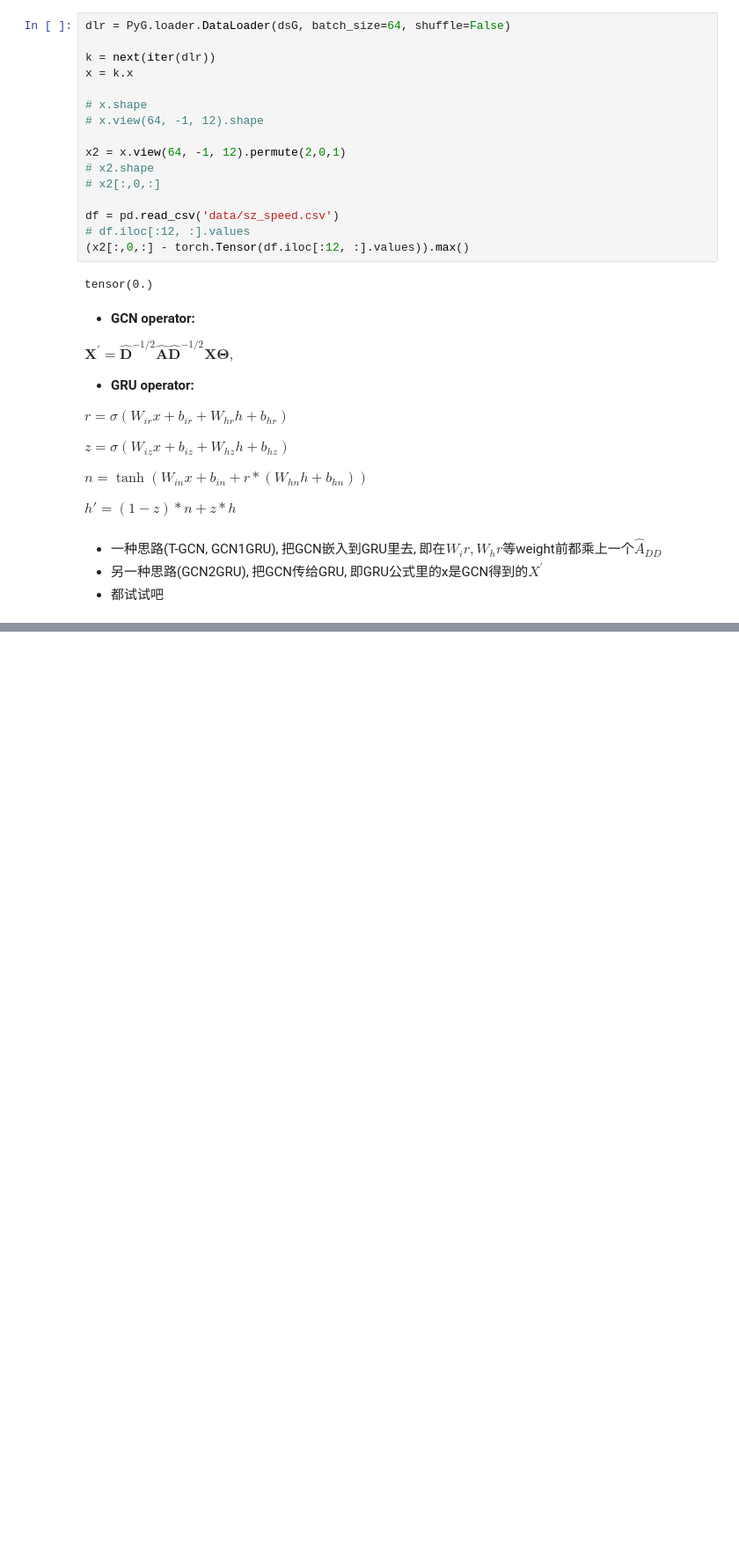
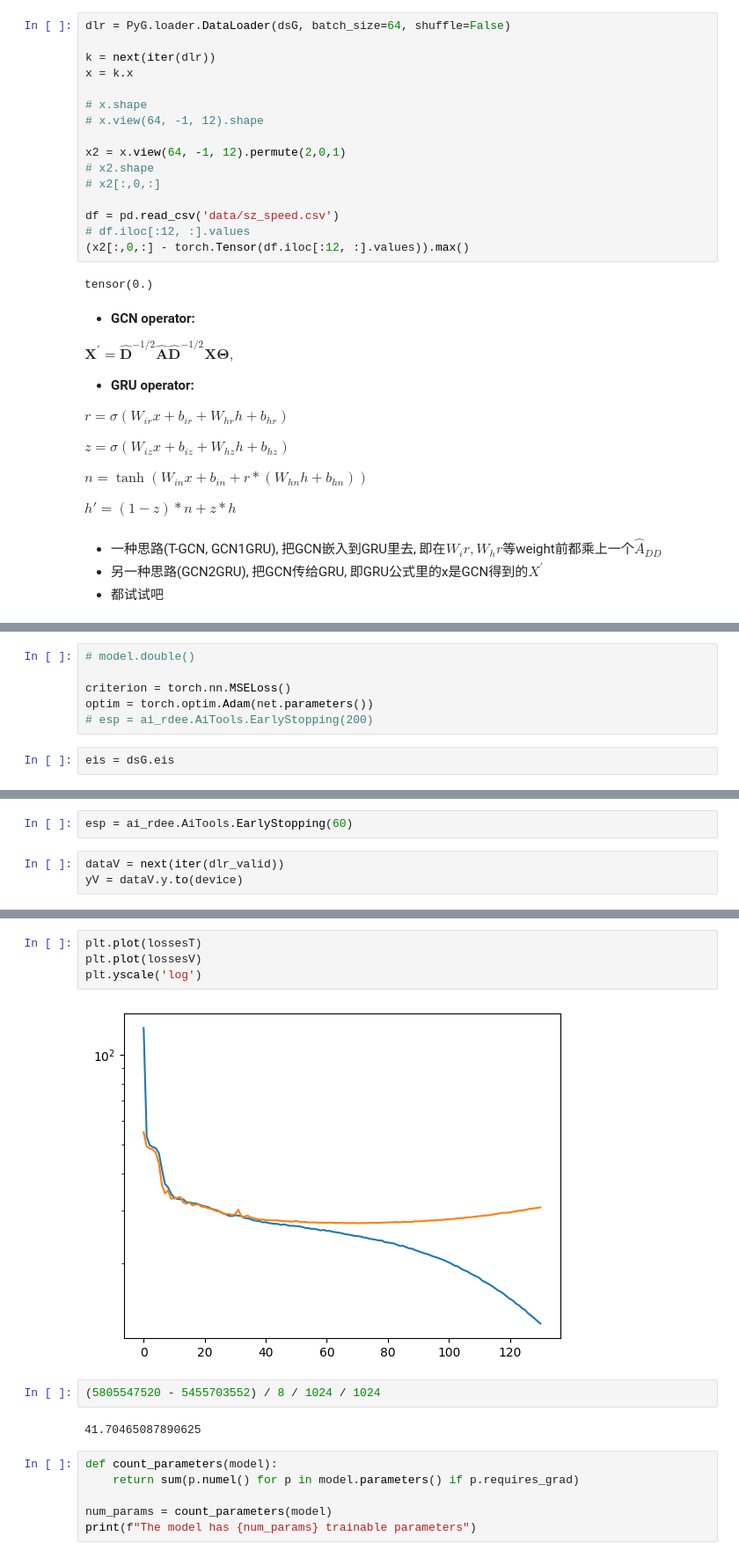
Before and after one commit to Roadelse/ai.frib, a Jupyter notebook: T-GCN/T-GCN.ipynb, the cells around one changed output, grey strips where cells are left out. Shown: that part at 88% size. Saved outputs shown, nothing was run; the diff lists cells and outputs as text; blank space fills up the shorter version.

```diff
--- a/T-GCN/T-GCN.ipynb
+++ b/T-GCN/T-GCN.ipynb
@@ -173,0 +370,8 @@ Process done.
+# %%
+# model.double()
+
+criterion = torch.nn.MSELoss()
+optim = torch.optim.Adam(net.parameters())
+# esp = ai_rdee.AiTools.EarlyStopping(200)
+# %%
+eis = dsG.eis
@@ -173,0 +386,5 @@ Process done.
+# %%
+esp = ai_rdee.AiTools.EarlyStopping(60)
+# %%
+dataV = next(iter(dlr_valid))
+yV = dataV.y.to(device)
@@ -173,0 +451,16 @@ Process done.
+# %%
+plt.plot(lossesT)
+plt.plot(lossesV)
+plt.yscale('log')
+# %% [output]
+[figure, added]
+# %%
+(5805547520 - 5455703552) / 8 / 1024 / 1024
+# %% [output]
+41.70465087890625
+# %%
+def count_parameters(model):
+    return sum(p.numel() for p in model.parameters() if p.requires_grad)
+
+num_params = count_parameters(model)
+print(f"The model has {num_params} trainable parameters")
```
Also changed, not shown: parts of 42 cells of this notebook, 4 other files.
